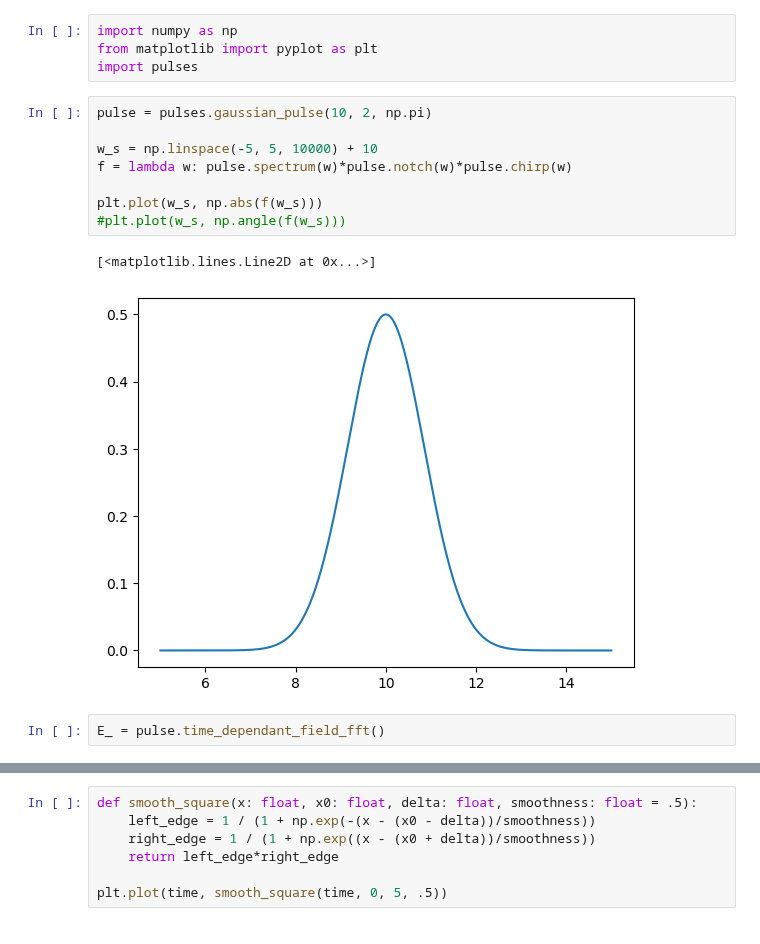
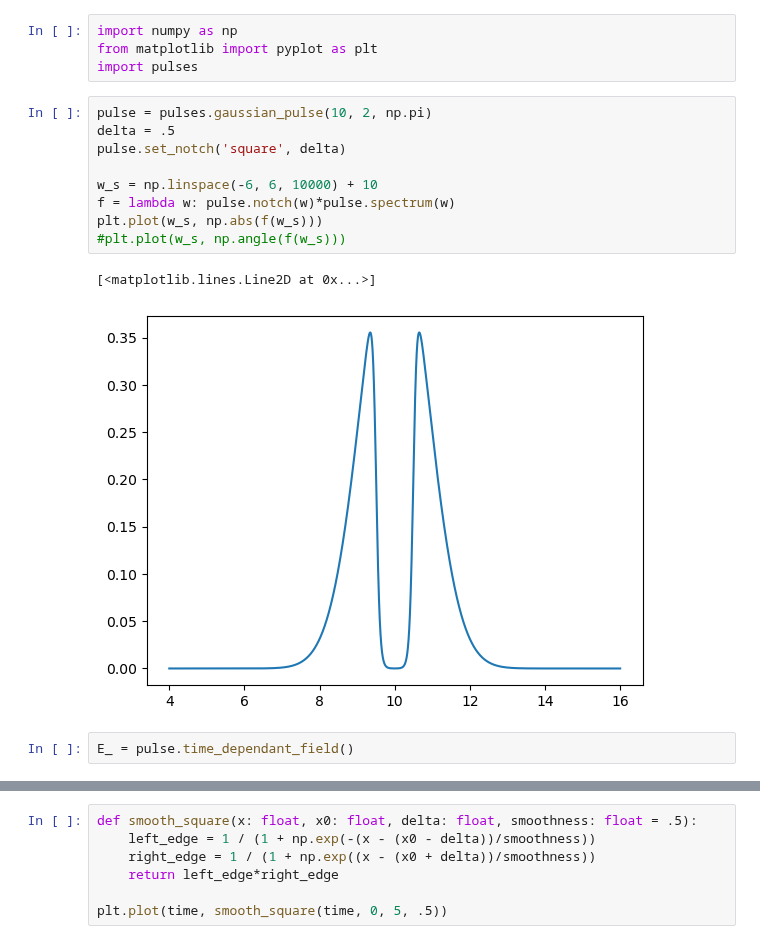
Before and after one commit to JuanSierra2003/hello-world, a Jupyter notebook: Pulses/test.ipynb, the cells around one changed output, grey strips where cells are left out. Drawn from its saved outputs; the diff is of its cells as text.

```diff
--- a/Pulses/test.ipynb
+++ b/Pulses/test.ipynb
@@ -4,17 +4,18 @@ from matplotlib import pyplot as plt
 import pulses
 # %%
 pulse = pulses.gaussian_pulse(10, 2, np.pi)
+delta = .5
+pulse.set_notch('square', delta)
 
-w_s = np.linspace(-5, 5, 10000) + 10
-f = lambda w: pulse.spectrum(w)*pulse.notch(w)*pulse.chirp(w)
-
+w_s = np.linspace(-6, 6, 10000) + 10
+f = lambda w: pulse.notch(w)*pulse.spectrum(w)
 plt.plot(w_s, np.abs(f(w_s)))
 #plt.plot(w_s, np.angle(f(w_s)))
 # %% [output]
 [<matplotlib.lines.Line2D at 0x...>]
-[figure, old version]
+[figure, new version]
 # %%
-E_ = pulse.time_dependant_field_fft()
+E_ = pulse.time_dependant_field()
 # %%
 time = np.linspace(-10, 10, 10_000)
 field = E_(time)
```
Also changed, not shown: parts of 2 cells of this notebook, 1 other file.
